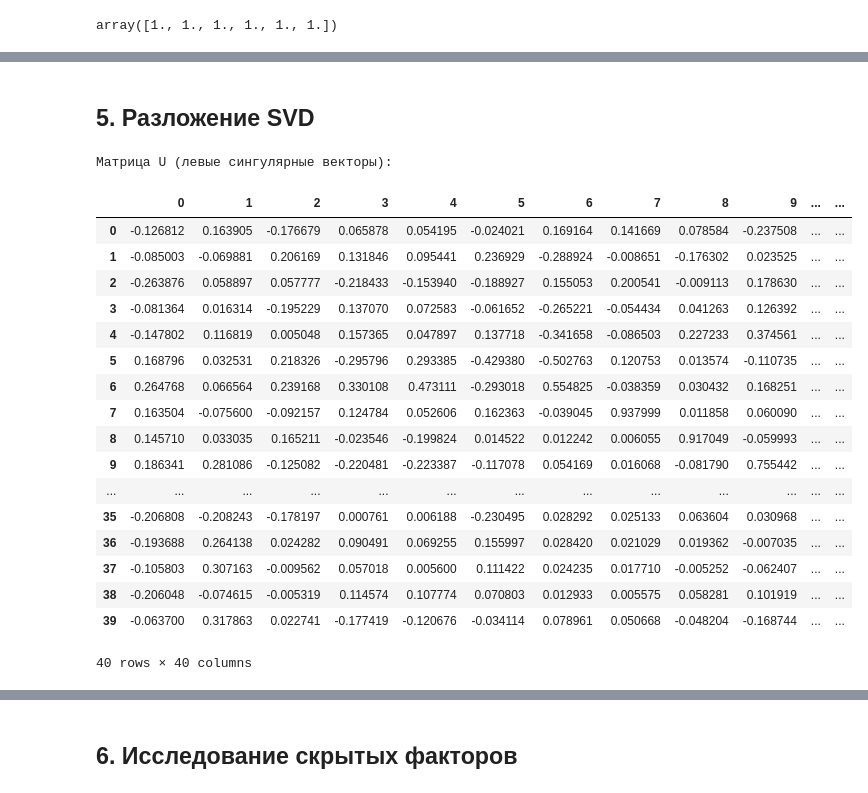
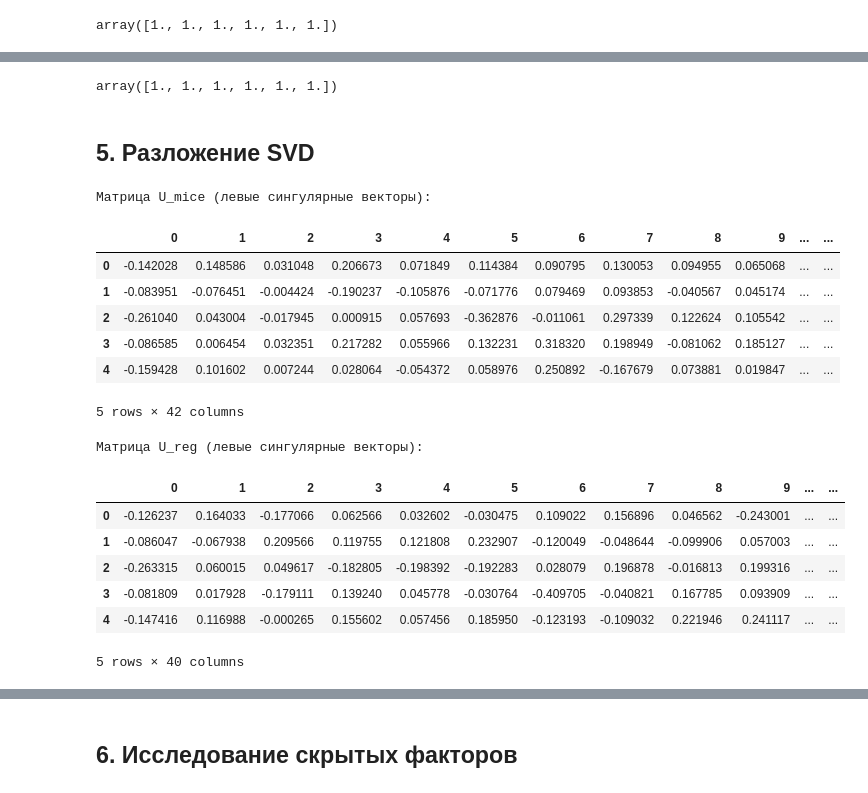
Before and after one commit to Vladislav-Kanev/data_preprocessing_PCA_MDA, a Jupyter notebook: report.ipynb, the cells around one changed output, grey strips where cells are left out. Saved outputs shown, nothing was run; the diff lists cells and outputs as text; code cells hidden in the pictures.

Commit message:
Add client map, MICE filling, squares of singular numbers

```diff
--- a/report.ipynb
+++ b/report.ipynb
@@ -154,12 +156,13 @@ from sklearn.metrics import mean_squared_error
 from sklearn.linear_model import LinearRegression, LogisticRegression
 from sklearn.model_selection import train_test_split
 
+filled_with_regressions = data.copy()
 cleared_data = data.dropna(axis=0)
 
 print("Mean absolute error:")
-for i in data.columns:
-    missing = data.loc[np.isnan(data[i])]
-    not_missing = cleared_data.loc[~np.isnan(data[i])]
+for i in filled_with_regressions.columns:
+    missing = filled_with_regressions.loc[np.isnan(filled_with_regressions[i])]
+    not_missing = cleared_data.loc[~np.isnan(filled_with_regressions[i])]
 
     X_train, X_test, y_train, y_test = train_test_split(not_missing.drop(i, axis=1), not_missing[i], test_size=0.25)
 
@@ -180,6 +183,6 @@ for i in data.columns:
 
     predicted_values = model.predict(missing.drop(i, axis=1)).flatten()
 
-    data.loc[missing.index, i] = predicted_values
+    filled_with_regressions.loc[missing.index, i] = predicted_values
 # %% [output]
 Mean absolute error:
@@ -191,0 +197,8 @@ Mean absolute error:
+# %%
+from fancyimpute import IterativeImputer
+
+mice_imputer = IterativeImputer()
+filled_with_mice = mice_imputer.fit_transform(data_copy)
+
+filled_with_mice = pd.DataFrame(filled_with_mice, columns=data.columns)
+filled_with_mice.head()
@@ -214,12 +223,12 @@ data
 # %% [markdown]
 Для того, чтобы провести контроль выбросов, возьмем значения, попадающие в интервал между квартилями 0.25 и 0.75
 # %%
-Q1 = data.quantile(0.25)
-Q3 = data.quantile(0.75)
+Q1 = filled_with_mice.quantile(0.25)
+Q3 = filled_with_mice.quantile(0.75)
 IQR = Q3 - Q1
 
 lower_threshold = Q1 - 1.5 * IQR
 upper_threshold = Q3 + 1.5 * IQR
 
-data_no_outliers = data[(data >= lower_threshold) & (data <= upper_threshold)].dropna()
+mice_no_outliers = filled_with_mice[(filled_with_mice >= lower_threshold) & (filled_with_mice <= upper_threshold)].dropna()
 # %%
@@ -252,13 +275,13 @@ data_no_outliers
 # %% [markdown]
 ## 4. Центрирование данных и нормировка
 # %%
-mean = np.mean(data_no_outliers, axis=0)
-centered_data = data_no_outliers - mean
+mean = np.mean(mice_no_outliers, axis=0)
+centered_data = mice_no_outliers - mean
 
 euclidean_norms = np.linalg.norm(centered_data, axis=0, ord=2)
 normalized_data = centered_data / euclidean_norms
-Z = normalized_data
+Z_mice = normalized_data
 
-Z.head()
+Z_mice.head()
 # %% [output]
 |  | Возраст (лет) | Количество иждивенцев | Доход (руб./мес.) | Срок проживания в регионе (лет) | Оценка автомобиля заемщика (USD) | ... |
@@ -274,28 +313,35 @@ array([1., 1., 1., 1., 1., 1.])
+# %%
+np.linalg.norm(Z_regressions, axis=0, ord=2)
+# %% [output]
+array([1., 1., 1., 1., 1., 1.])
 # %% [markdown]
 ## 5. Разложение SVD
 # %%
-U, S, V = np.linalg.svd(Z)
+U_mice, S_mice, V_mice = np.linalg.svd(Z_mice)
 
-print("Матрица U (левые сингулярные векторы):")
-pd.DataFrame(U)
+print("Матрица U_mice (левые сингулярные векторы):")
+pd.DataFrame(U_mice).head()
 # %% [output]
-Матрица U (левые сингулярные векторы):
+Матрица U_mice (левые сингулярные векторы):
 |  | 0 | 1 | 2 | 3 | 4 | 5 | 6 | 7 | 8 | 9 | ... | ... |
-| 0 | -0.126812 | 0.163905 | -0.176679 | 0.065878 | 0.054195 | -0.024021 | 0.169164 | 0.141669 | 0.078584 | -0.237508 | ... | ... |
-| 1 | -0.085003 | -0.069881 | 0.206169 | 0.131846 | 0.095441 | 0.236929 | -0.288924 | -0.008651 | -0.176302 | 0.023525 | ... | ... |
-| 2 | -0.263876 | 0.058897 | 0.057777 | -0.218433 | -0.153940 | -0.188927 | 0.155053 | 0.200541 | -0.009113 | 0.178630 | ... | ... |
-| 3 | -0.081364 | 0.016314 | -0.195229 | 0.137070 | 0.072583 | -0.061652 | -0.265221 | -0.054434 | 0.041263 | 0.126392 | ... | ... |
-| 4 | -0.147802 | 0.116819 | 0.005048 | 0.157365 | 0.047897 | 0.137718 | -0.341658 | -0.086503 | 0.227233 | 0.374561 | ... | ... |
-| 5 | 0.168796 | 0.032531 | 0.218326 | -0.295796 | 0.293385 | -0.429380 | -0.502763 | 0.120753 | 0.013574 | -0.110735 | ... | ... |
-| 6 | 0.264768 | 0.066564 | 0.239168 | 0.330108 | 0.473111 | -0.293018 | 0.554825 | -0.038359 | 0.030432 | 0.168251 | ... | ... |
-| 7 | 0.163504 | -0.075600 | -0.092157 | 0.124784 | 0.052606 | 0.162363 | -0.039045 | 0.937999 | 0.011858 | 0.060090 | ... | ... |
-| 8 | 0.145710 | 0.033035 | 0.165211 | -0.023546 | -0.199824 | 0.014522 | 0.012242 | 0.006055 | 0.917049 | -0.059993 | ... | ... |
-| 9 | 0.186341 | 0.281086 | -0.125082 | -0.220481 | -0.223387 | -0.117078 | 0.054169 | 0.016068 | -0.081790 | 0.755442 | ... | ... |
-| ... | ... | ... | ... | ... | ... | ... | ... | ... | ... | ... | ... | ... |
-| 35 | -0.206808 | -0.208243 | -0.178197 | 0.000761 | 0.006188 | -0.230495 | 0.028292 | 0.025133 | 0.063604 | 0.030968 | ... | ... |
-| 36 | -0.193688 | 0.264138 | 0.024282 | 0.090491 | 0.069255 | 0.155997 | 0.028420 | 0.021029 | 0.019362 | -0.007035 | ... | ... |
-| 37 | -0.105803 | 0.307163 | -0.009562 | 0.057018 | 0.005600 | 0.111422 | 0.024235 | 0.017710 | -0.005252 | -0.062407 | ... | ... |
-| 38 | -0.206048 | -0.074615 | -0.005319 | 0.114574 | 0.107774 | 0.070803 | 0.012933 | 0.005575 | 0.058281 | 0.101919 | ... | ... |
-| 39 | -0.063700 | 0.317863 | 0.022741 | -0.177419 | -0.120676 | -0.034114 | 0.078961 | 0.050668 | -0.048204 | -0.168744 | ... | ... |
+| 0 | -0.142028 | 0.148586 | 0.031048 | 0.206673 | 0.071849 | 0.114384 | 0.090795 | 0.130053 | 0.094955 | 0.065068 | ... | ... |
+| 1 | -0.083951 | -0.076451 | -0.004424 | -0.190237 | -0.105876 | -0.071776 | 0.079469 | 0.093853 | -0.040567 | 0.045174 | ... | ... |
+| 2 | -0.261040 | 0.043004 | -0.017945 | 0.000915 | 0.057693 | -0.362876 | -0.011061 | 0.297339 | 0.122624 | 0.105542 | ... | ... |
+| 3 | -0.086585 | 0.006454 | 0.032351 | 0.217282 | 0.055966 | 0.132231 | 0.318320 | 0.198949 | -0.081062 | 0.185127 | ... | ... |
+| 4 | -0.159428 | 0.101602 | 0.007244 | 0.028064 | -0.054372 | 0.058976 | 0.250892 | -0.167679 | 0.073881 | 0.019847 | ... | ... |
-40 rows × 40 columns
+5 rows × 42 columns
+# %%
+U_reg, S_reg, V_reg = np.linalg.svd(Z_regressions)
+
+print("Матрица U_reg (левые сингулярные векторы):")
+pd.DataFrame(U_reg).head()
+# %% [output]
+Матрица U_reg (левые сингулярные векторы):
+|  | 0 | 1 | 2 | 3 | 4 | 5 | 6 | 7 | 8 | 9 | ... | ... |
+| 0 | -0.126237 | 0.164033 | -0.177066 | 0.062566 | 0.032602 | -0.030475 | 0.109022 | 0.156896 | 0.046562 | -0.243001 | ... | ... |
+| 1 | -0.086047 | -0.067938 | 0.209566 | 0.119755 | 0.121808 | 0.232907 | -0.120049 | -0.048644 | -0.099906 | 0.057003 | ... | ... |
+| 2 | -0.263315 | 0.060015 | 0.049617 | -0.182805 | -0.198392 | -0.192283 | 0.028079 | 0.196878 | -0.016813 | 0.199316 | ... | ... |
+| 3 | -0.081809 | 0.017928 | -0.179111 | 0.139240 | 0.045778 | -0.030764 | -0.409705 | -0.040821 | 0.167785 | 0.093909 | ... | ... |
+| 4 | -0.147416 | 0.116988 | -0.000265 | 0.155602 | 0.057456 | 0.185950 | -0.123193 | -0.109032 | 0.221946 | 0.241117 | ... | ... |
+5 rows × 40 columns
 # %%
```
Also changed, not shown: parts of 39 cells of this notebook.
